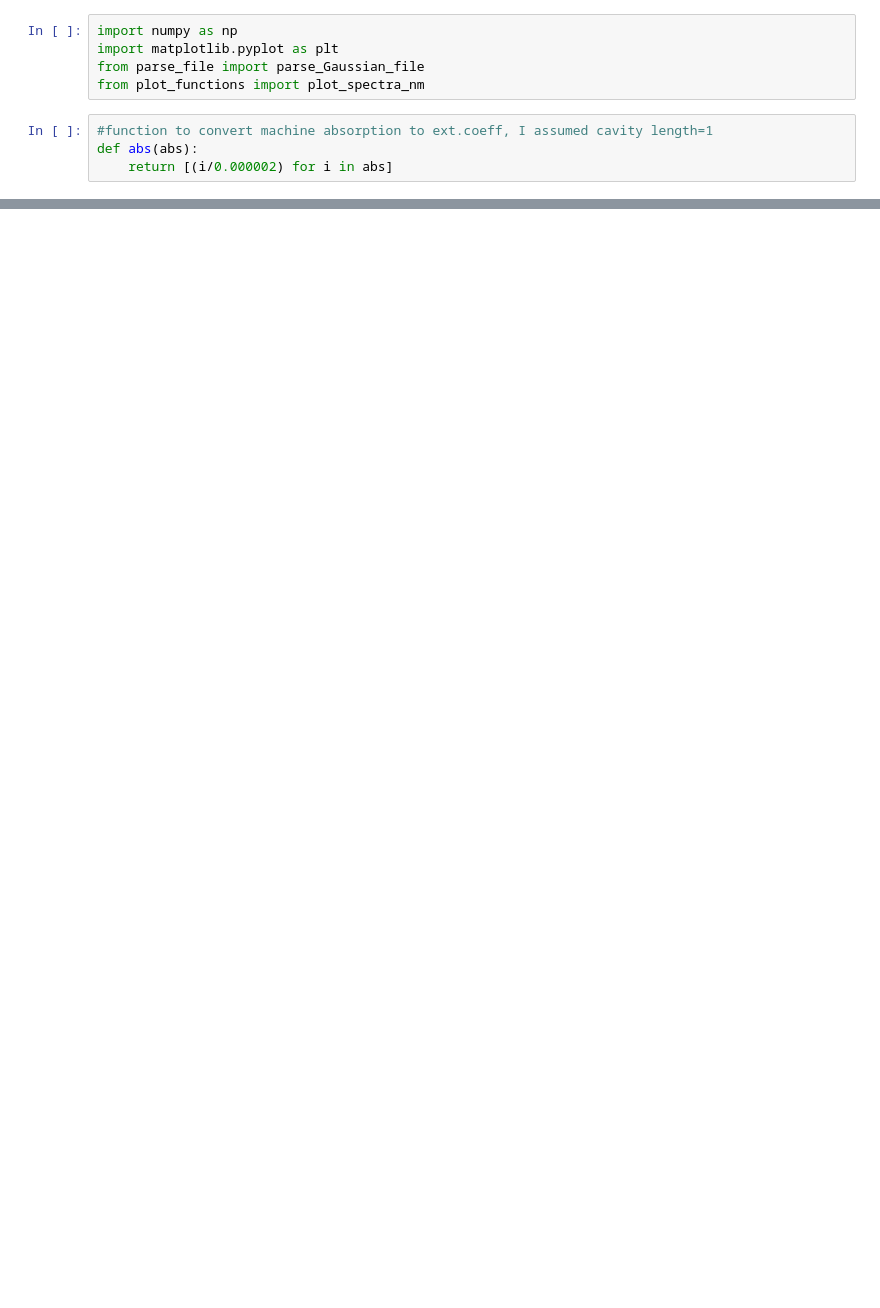
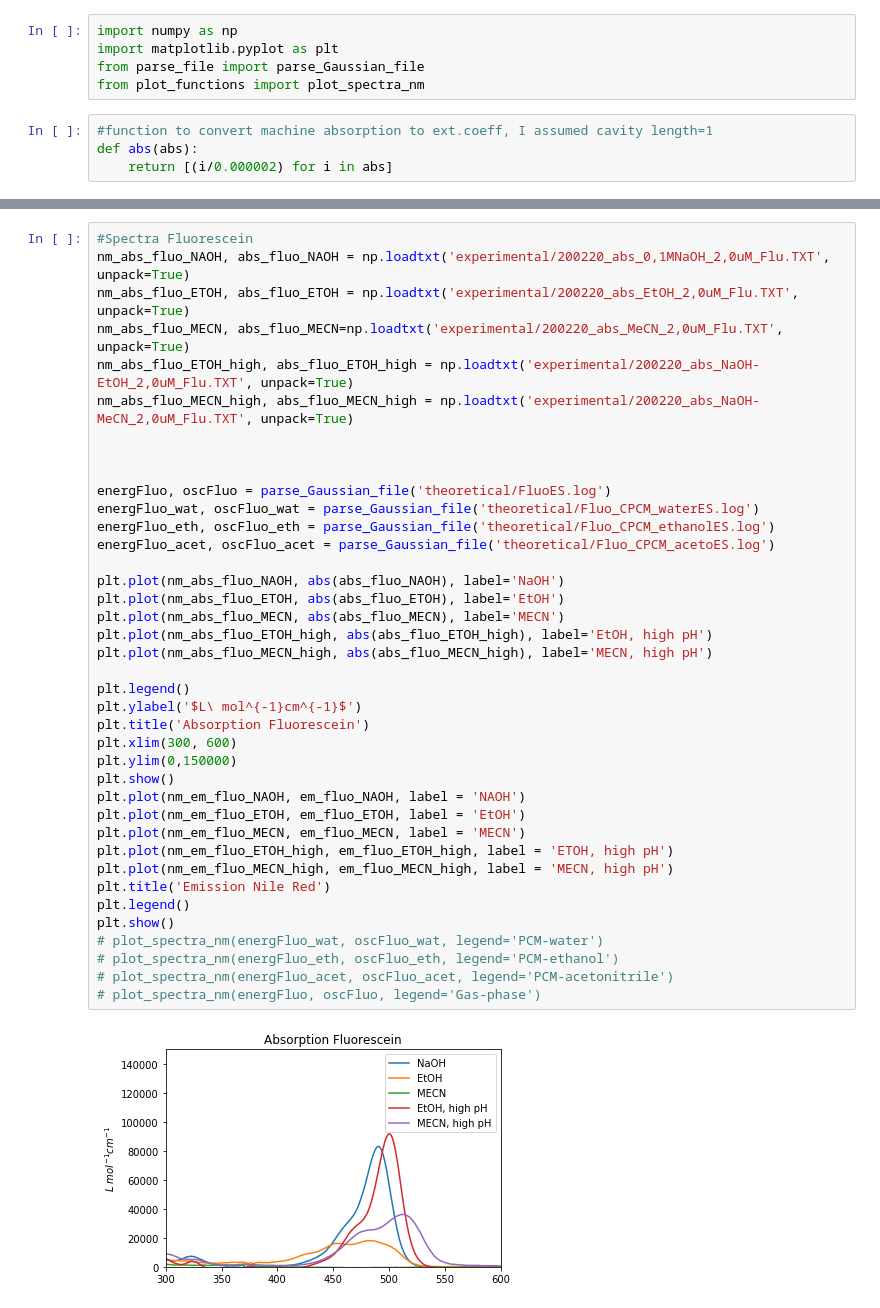
Before and after one commit to priolastro/probes_spectra, a Jupyter notebook: Untitled.ipynb, the cells around one changed output, grey strips where cells are left out. Saved outputs shown, nothing was run; the diff lists cells and outputs as text; blank space fills up the shorter version.

```diff
--- a/Untitled.ipynb
+++ b/Untitled.ipynb
@@ -9,0 +105,41 @@ def abs(abs):
+# %%
+#Spectra Fluorescein
+nm_abs_fluo_NAOH, abs_fluo_NAOH = np.loadtxt('experimental/200220_abs_0,1MNaOH_2,0uM_Flu.TXT', unpack=True)
+nm_abs_fluo_ETOH, abs_fluo_ETOH = np.loadtxt('experimental/200220_abs_EtOH_2,0uM_Flu.TXT', unpack=True)
+nm_abs_fluo_MECN, abs_fluo_MECN=np.loadtxt('experimental/200220_abs_MeCN_2,0uM_Flu.TXT', unpack=True)
+nm_abs_fluo_ETOH_high, abs_fluo_ETOH_high = np.loadtxt('experimental/200220_abs_NaOH-EtOH_2,0uM_Flu.TXT', unpack=True)
+nm_abs_fluo_MECN_high, abs_fluo_MECN_high = np.loadtxt('experimental/200220_abs_NaOH-MeCN_2,0uM_Flu.TXT', unpack=True)
+
+
+
+energFluo, oscFluo = parse_Gaussian_file('theoretical/FluoES.log')
+energFluo_wat, oscFluo_wat = parse_Gaussian_file('theoretical/Fluo_CPCM_waterES.log')
+energFluo_eth, oscFluo_eth = parse_Gaussian_file('theoretical/Fluo_CPCM_ethanolES.log')
+energFluo_acet, oscFluo_acet = parse_Gaussian_file('theoretical/Fluo_CPCM_acetoES.log')
+
+plt.plot(nm_abs_fluo_NAOH, abs(abs_fluo_NAOH), label='NaOH')
+plt.plot(nm_abs_fluo_ETOH, abs(abs_fluo_ETOH), label='EtOH')
+plt.plot(nm_abs_fluo_MECN, abs(abs_fluo_MECN), label='MECN')
+plt.plot(nm_abs_fluo_ETOH_high, abs(abs_fluo_ETOH_high), label='EtOH, high pH')
+plt.plot(nm_abs_fluo_MECN_high, abs(abs_fluo_MECN_high), label='MECN, high pH')
+
+plt.legend()
+plt.ylabel('$L\ mol^{-1}cm^{-1}$')
+plt.title('Absorption Fluorescein')
+plt.xlim(300, 600)
+plt.ylim(0,150000)
+plt.show()
+plt.plot(nm_em_fluo_NAOH, em_fluo_NAOH, label = 'NAOH')
+plt.plot(nm_em_fluo_ETOH, em_fluo_ETOH, label = 'EtOH')
+plt.plot(nm_em_fluo_MECN, em_fluo_MECN, label = 'MECN')
+plt.plot(nm_em_fluo_ETOH_high, em_fluo_ETOH_high, label = 'ETOH, high pH')
+plt.plot(nm_em_fluo_MECN_high, em_fluo_MECN_high, label = 'MECN, high pH')
+plt.title('Emission Nile Red')
+plt.legend()
+plt.show()
+# plot_spectra_nm(energFluo_wat, oscFluo_wat, legend='PCM-water')
+# plot_spectra_nm(energFluo_eth, oscFluo_eth, legend='PCM-ethanol')
+# plot_spectra_nm(energFluo_acet, oscFluo_acet, legend='PCM-acetonitrile')
+# plot_spectra_nm(energFluo, oscFluo, legend='Gas-phase')
+# %% [output]
+[figure, added]
```
Also changed, not shown: parts of 19 cells of this notebook, 54 other files.
